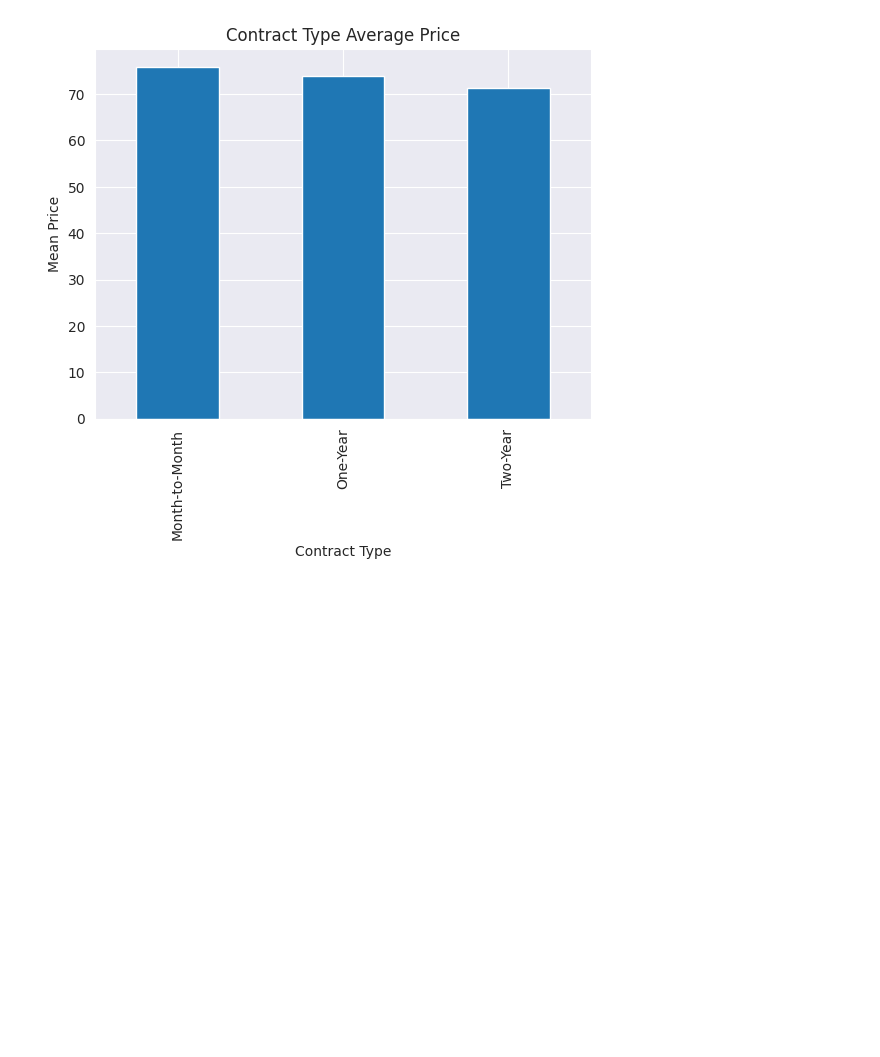
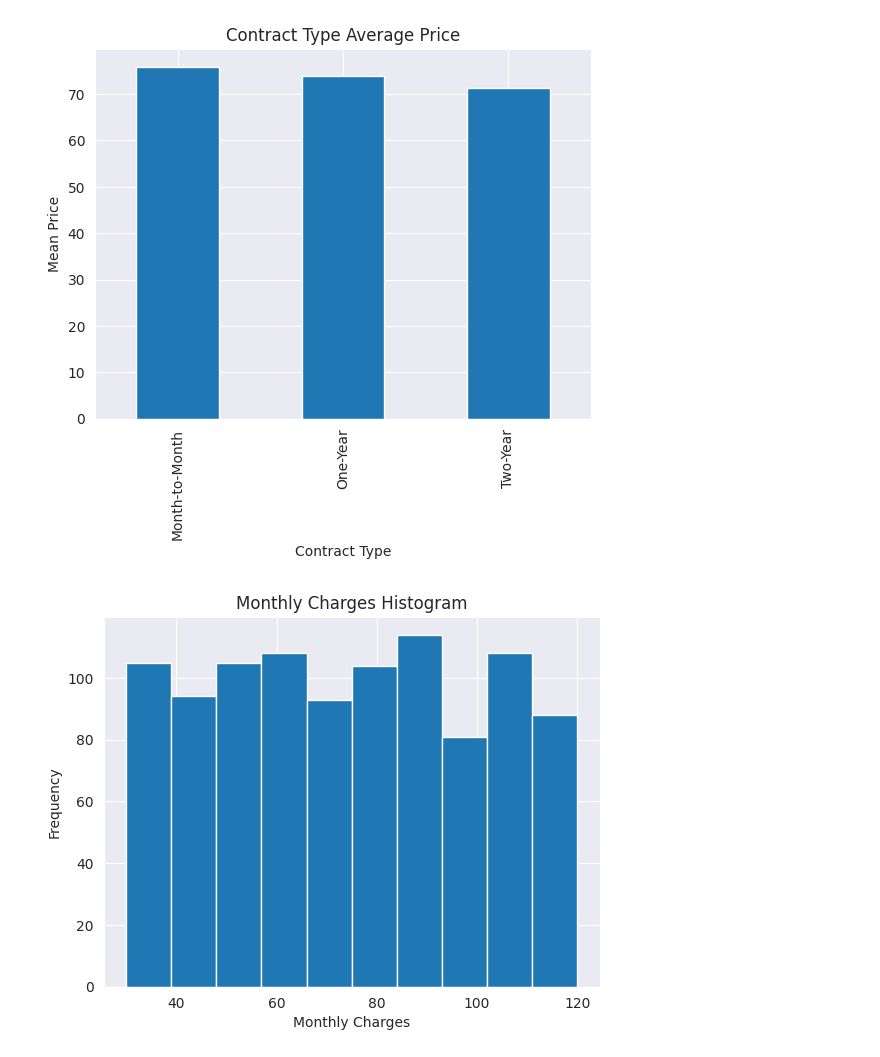
Before and after one commit to BarnaliBhowmik/PythonProjects, a Jupyter notebook: ChurnSurvivalAnalysisAndPredictionModel.ipynb, the cells around one changed output. Saved outputs shown, nothing was run; the diff lists cells and outputs as text; code cells hidden in the pictures; blank space fills up the shorter version.

```diff
--- a/ChurnSurvivalAnalysisAndPredictionModel.ipynb
+++ b/ChurnSurvivalAnalysisAndPredictionModel.ipynb
@@ -213,3 +213,11 @@ plt.title("Contract Type Average Price")
 plt.show()
 # %% [output]
 [figure]
+# %%
+plt.hist(df["MonthlyCharges"])
+plt.title("Monthly Charges Histogram")
+plt.xlabel("Monthly Charges")
+plt.ylabel("Frequency")
+plt.show()
+# %% [output]
+[figure, added]
```
Also changed, not shown: parts of 1 cell of this notebook.
